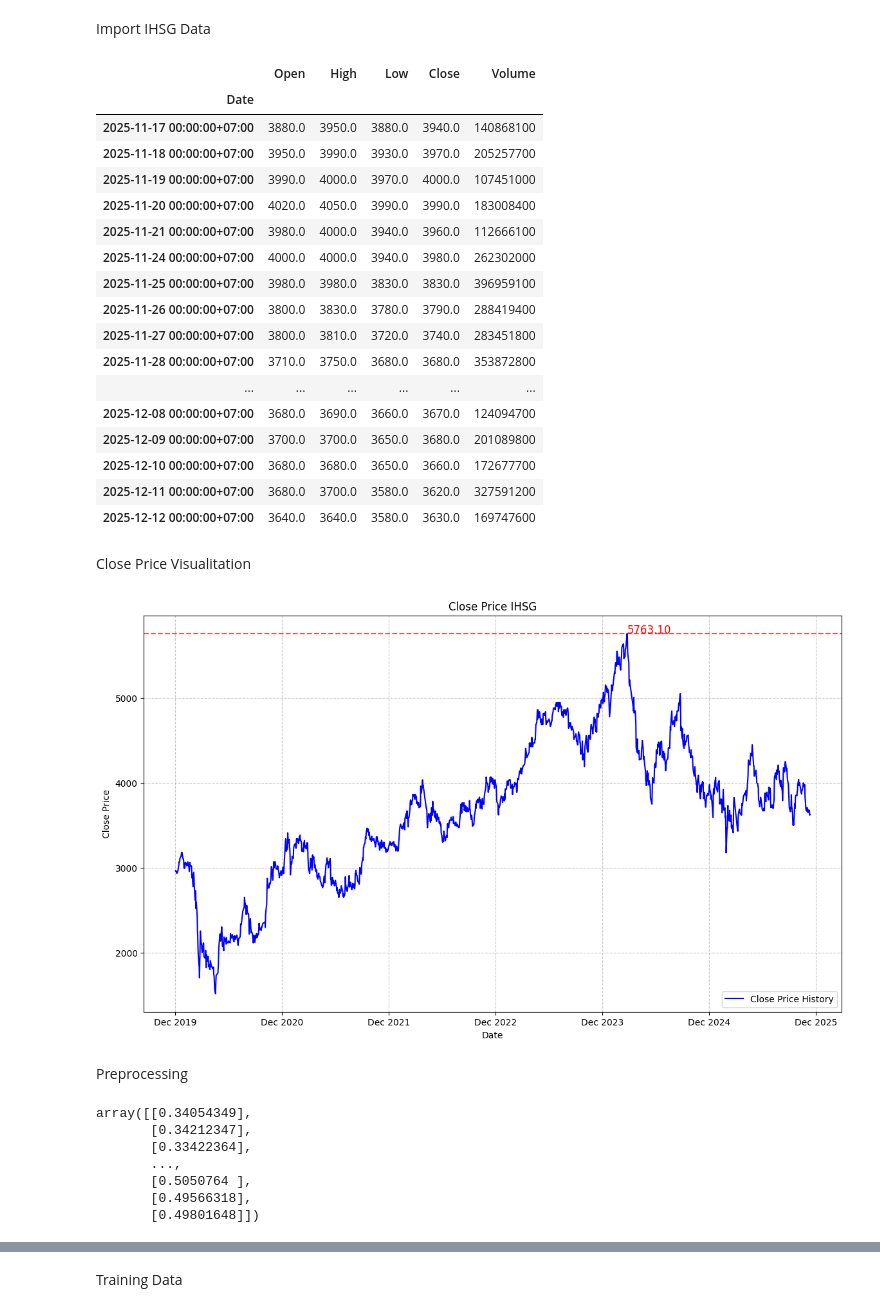
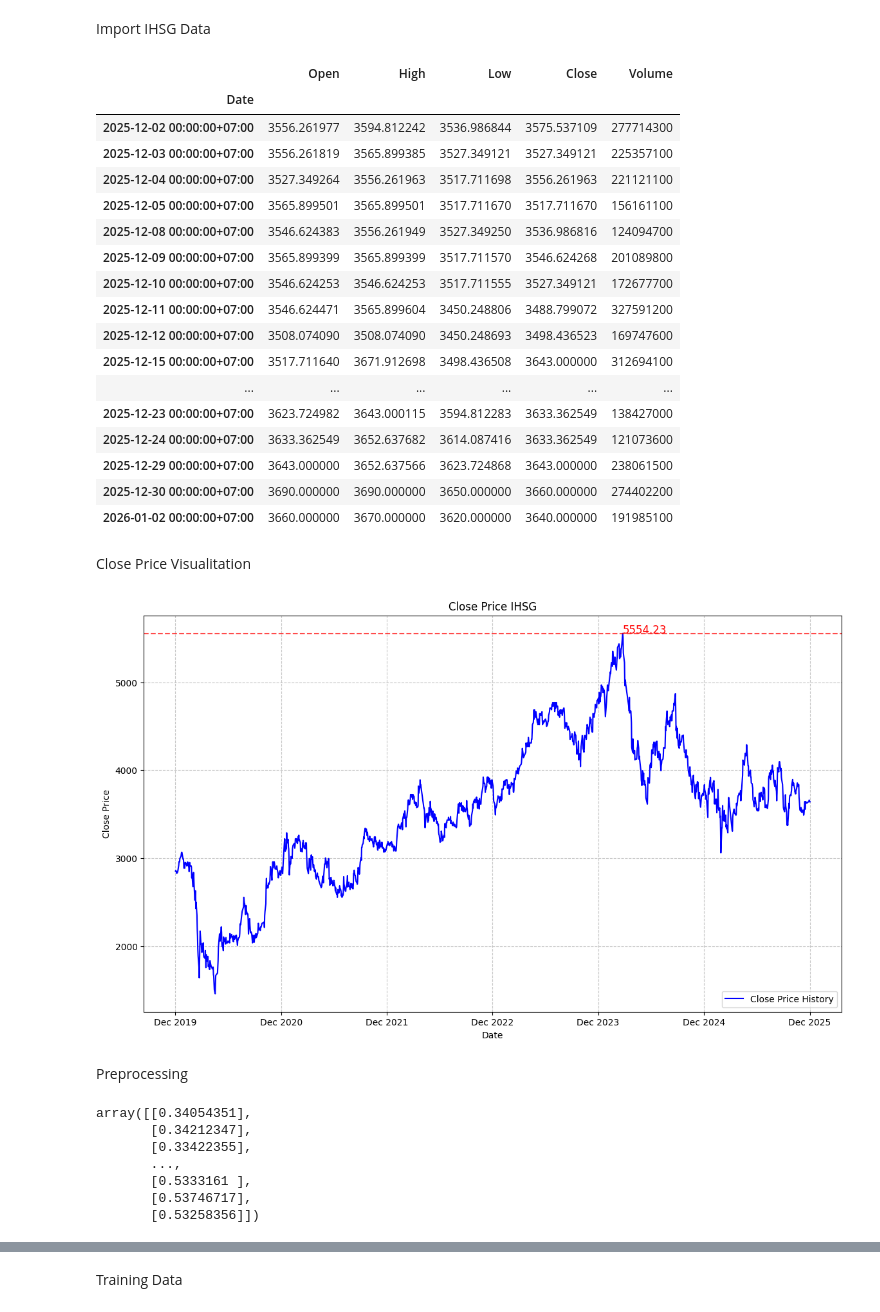
Before and after one commit to Mipjeiger/IHSG-Predictions, a Jupyter notebook: BBRI/BBRI.ipynb, the cells around one changed output, grey strips where cells are left out. Cells and saved outputs as stored; diff of their text form; code cells hidden in the pictures.

```diff
--- a/BBRI/BBRI.ipynb
+++ b/BBRI/BBRI.ipynb
@@ -15,33 +16,33 @@ warnings.filterwarnings("ignore")
 Import IHSG Data
 # %%
 start_date = "2020-01-01"
-end_date = "2025-12-15"
+end_date = datetime.now().strftime("%Y-%m-%d")
 
 df = yf.Ticker("BBRI.JK")
 df = df.history(start=start_date, end=end_date)
 del df["Dividends"]
 del df["Stock Splits"]
 forecastData = df.copy()
 df.tail(20)
 # %% [output]
 |  | Open | High | Low | Close | Volume |
 | Date |  |  |  |  |  |
-| 2025-11-17 00:00:00+07:00 | 3880.0 | 3950.0 | 3880.0 | 3940.0 | 140868100 |
-| 2025-11-18 00:00:00+07:00 | 3950.0 | 3990.0 | 3930.0 | 3970.0 | 205257700 |
-| 2025-11-19 00:00:00+07:00 | 3990.0 | 4000.0 | 3970.0 | 4000.0 | 107451000 |
-| 2025-11-20 00:00:00+07:00 | 4020.0 | 4050.0 | 3990.0 | 3990.0 | 183008400 |
-| 2025-11-21 00:00:00+07:00 | 3980.0 | 4000.0 | 3940.0 | 3960.0 | 112666100 |
-| 2025-11-24 00:00:00+07:00 | 4000.0 | 4000.0 | 3940.0 | 3980.0 | 262302000 |
-| 2025-11-25 00:00:00+07:00 | 3980.0 | 3980.0 | 3830.0 | 3830.0 | 396959100 |
-| 2025-11-26 00:00:00+07:00 | 3800.0 | 3830.0 | 3780.0 | 3790.0 | 288419400 |
-| 2025-11-27 00:00:00+07:00 | 3800.0 | 3810.0 | 3720.0 | 3740.0 | 283451800 |
-| 2025-11-28 00:00:00+07:00 | 3710.0 | 3750.0 | 3680.0 | 3680.0 | 353872800 |
+| 2025-12-02 00:00:00+07:00 | 3556.261977 | 3594.812242 | 3536.986844 | 3575.537109 | 277714300 |
+| 2025-12-03 00:00:00+07:00 | 3556.261819 | 3565.899385 | 3527.349121 | 3527.349121 | 225357100 |
+| 2025-12-04 00:00:00+07:00 | 3527.349264 | 3556.261963 | 3517.711698 | 3556.261963 | 221121100 |
+| 2025-12-05 00:00:00+07:00 | 3565.899501 | 3565.899501 | 3517.711670 | 3517.711670 | 156161100 |
+| 2025-12-08 00:00:00+07:00 | 3546.624383 | 3556.261949 | 3527.349250 | 3536.986816 | 124094700 |
+| 2025-12-09 00:00:00+07:00 | 3565.899399 | 3565.899399 | 3517.711570 | 3546.624268 | 201089800 |
+| 2025-12-10 00:00:00+07:00 | 3546.624253 | 3546.624253 | 3517.711555 | 3527.349121 | 172677700 |
+| 2025-12-11 00:00:00+07:00 | 3546.624471 | 3565.899604 | 3450.248806 | 3488.799072 | 327591200 |
+| 2025-12-12 00:00:00+07:00 | 3508.074090 | 3508.074090 | 3450.248693 | 3498.436523 | 169747600 |
+| 2025-12-15 00:00:00+07:00 | 3517.711640 | 3671.912698 | 3498.436508 | 3643.000000 | 312694100 |
 | ... | ... | ... | ... | ... | ... |
-| 2025-12-08 00:00:00+07:00 | 3680.0 | 3690.0 | 3660.0 | 3670.0 | 124094700 |
-| 2025-12-09 00:00:00+07:00 | 3700.0 | 3700.0 | 3650.0 | 3680.0 | 201089800 |
-| 2025-12-10 00:00:00+07:00 | 3680.0 | 3680.0 | 3650.0 | 3660.0 | 172677700 |
-| 2025-12-11 00:00:00+07:00 | 3680.0 | 3700.0 | 3580.0 | 3620.0 | 327591200 |
-| 2025-12-12 00:00:00+07:00 | 3640.0 | 3640.0 | 3580.0 | 3630.0 | 169747600 |
+| 2025-12-23 00:00:00+07:00 | 3623.724982 | 3643.000115 | 3594.812283 | 3633.362549 | 138427000 |
+| 2025-12-24 00:00:00+07:00 | 3633.362549 | 3652.637682 | 3614.087416 | 3633.362549 | 121073600 |
+| 2025-12-29 00:00:00+07:00 | 3643.000000 | 3652.637566 | 3623.724868 | 3643.000000 | 238061500 |
+| 2025-12-30 00:00:00+07:00 | 3690.000000 | 3690.000000 | 3650.000000 | 3660.000000 | 274402200 |
+| 2026-01-02 00:00:00+07:00 | 3660.000000 | 3670.000000 | 3620.000000 | 3640.000000 | 191985100 |
 # %% [markdown]
 Close Price Visualitation
 # %%
@@ -68,7 +69,7 @@ plt.grid(True, linestyle='--', alpha=0.7)
 plt.legend()
 plt.show()
 # %% [output]
-[figure, old version]
+[figure, new version]
 # %% [markdown]
 Preprocessing
 # %%
@@ -76,13 +77,13 @@ scaler = MinMaxScaler(feature_range=(0, 1))
 scaled_data = scaler.fit_transform(df['Close'].values.reshape(-1, 1))
 scaled_data
 # %% [output]
-array([[0.34054349],
+array([[0.34054351],
        [0.34212347],
-       [0.33422364],
+       [0.33422355],
        ...,
-       [0.5050764 ],
-       [0.49566318],
-       [0.49801648]])
+       [0.5333161 ],
+       [0.53746717],
+       [0.53258356]])
 # %%
 def create_sequences(df, sequence_length):
     sequences = []
```
Also changed, not shown: parts of 10 cells of this notebook, 2 other files.
